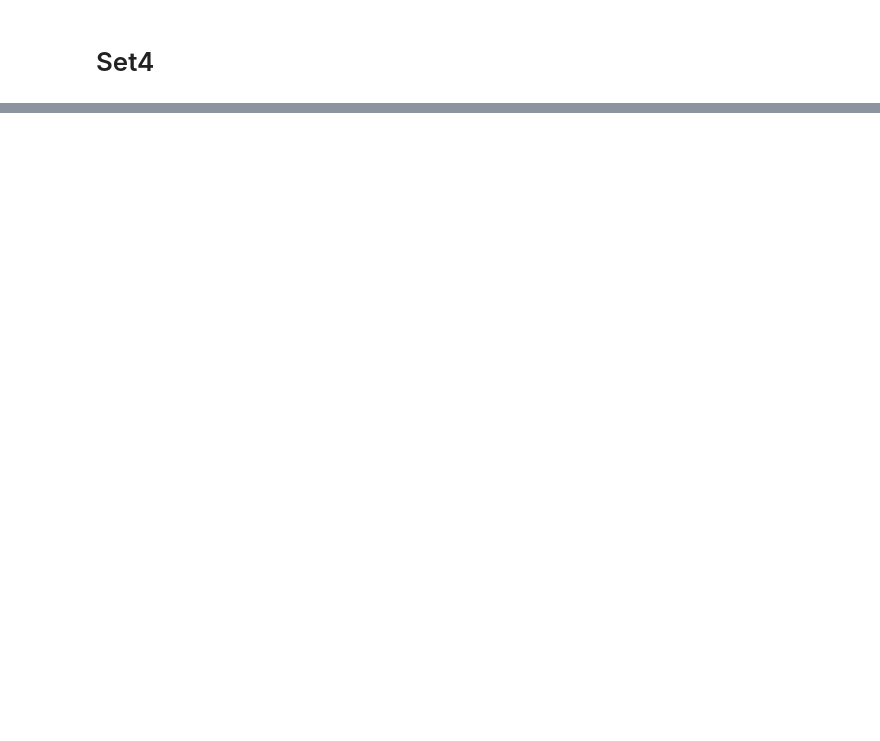
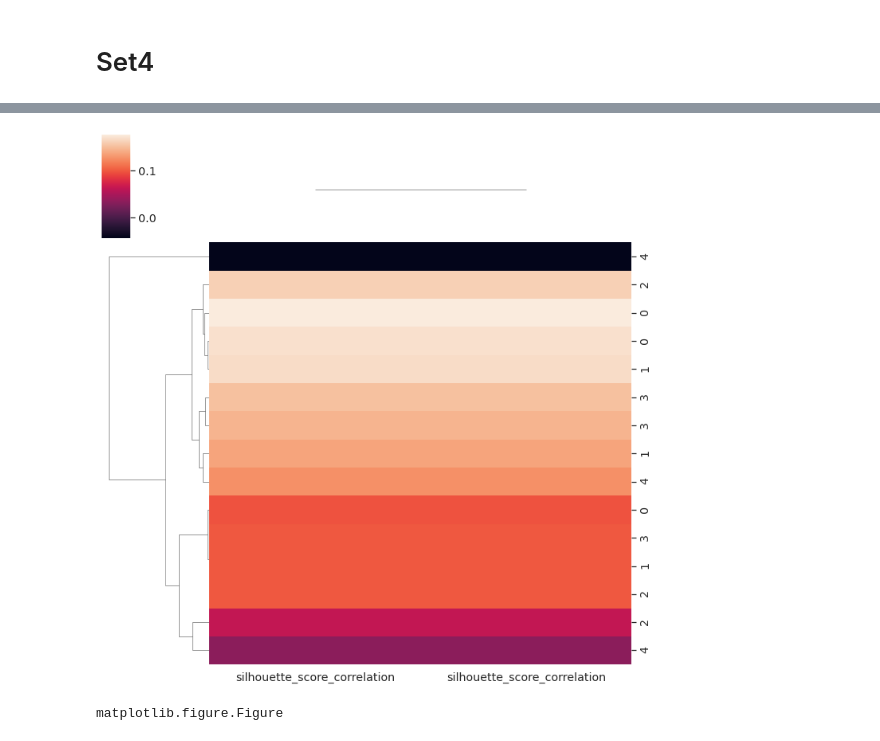
Before and after one commit to MarkF-hanze/UMCG_Thesis, a Jupyter notebook: Working_Code/Main.ipynb, the cells around one changed output, grey strips where cells are left out. Cells and saved outputs as stored; diff of their text form; code cells hidden in the pictures; blank space fills up the shorter version.

```diff
--- a/Working_Code/Main.ipynb
+++ b/Working_Code/Main.ipynb
@@ -163,0 +261,8 @@ plt.savefig(f'Results/Best_Scores.svg', dpi=1200)
+# %%
+g = sns.clustermap(top_performers[['silhouette_score_correlation', 'silhouette_score_correlation']])
+# %% [output]
+[figure, added]
+# %%
+type(g.fig)
+# %% [output]
+matplotlib.figure.Figure
```
Also changed, not shown: parts of 19 cells of this notebook, 5 other files.
